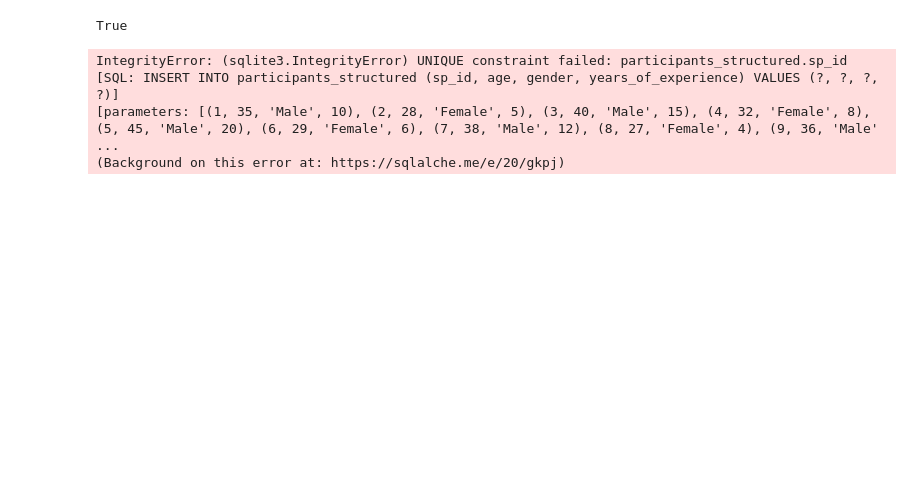
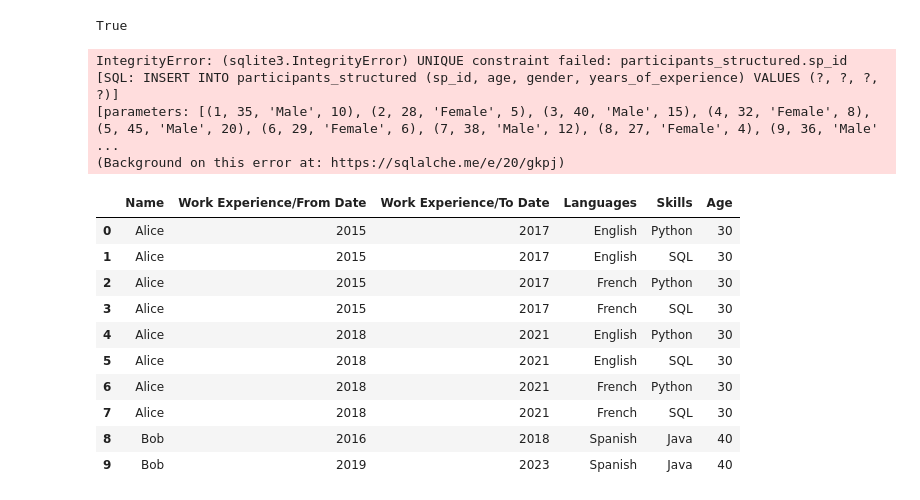
Before and after one commit to sp-tech-team/Seva-Allocation, a Jupyter notebook: chatbot/test.ipynb, the cells around one changed output. Cells and saved outputs as stored; diff of their text form; code cells hidden in the pictures; blank space fills up the shorter version.

```diff
--- a/chatbot/test.ipynb
+++ b/chatbot/test.ipynb
@@ -252,0 +255,36 @@ print(sql_response)
+# %%
+data = {
+    'Name': ['Alice', 'Bob'],
+    'Work Experience/From Date': [[2015, 2018], [2016, 2019]],  # Paired
+    'Work Experience/To Date': [[2017, 2021], [2018, 2023]],    # Paired
+    'Languages': [['English', 'French'], ['Spanish']],         # Independent
+    'Skills': [['Python', 'SQL'], ['Java']],                   # Independent
+    'Age': [30, 40]  # Non-list column, remains unchanged
+}
+
+df = pd.DataFrame(data)
+
+# ✅ Step 1: Explode paired columns together (keeping them aligned)
+paired_columns = ['Work Experience/From Date', 'Work Experience/To Date']
+df = df.explode(paired_columns, ignore_index=True)  # Ensures alignment
+
+# ✅ Step 2: Define independently exploded columns
+independent_columns = ['Languages', 'Skills']
+
+# ✅ Step 3: Explode each independent column separately
+for col in independent_columns:
+    df = df.explode(col, ignore_index=True)  # Ensures independent expansion
+
+df
+# %% [output]
+|  | Name | Work Experience/From Date | Work Experience/To Date | Languages | Skills | Age |
+| 0 | Alice | 2015 | 2017 | English | Python | 30 |
+| 1 | Alice | 2015 | 2017 | English | SQL | 30 |
+| 2 | Alice | 2015 | 2017 | French | Python | 30 |
+| 3 | Alice | 2015 | 2017 | French | SQL | 30 |
+| 4 | Alice | 2018 | 2021 | English | Python | 30 |
+| 5 | Alice | 2018 | 2021 | English | SQL | 30 |
+| 6 | Alice | 2018 | 2021 | French | Python | 30 |
+| 7 | Alice | 2018 | 2021 | French | SQL | 30 |
+| 8 | Bob | 2016 | 2018 | Spanish | Java | 40 |
+| 9 | Bob | 2019 | 2023 | Spanish | Java | 40 |
```
Also changed, not shown: parts of 1 cell of this notebook, 12 other files.
